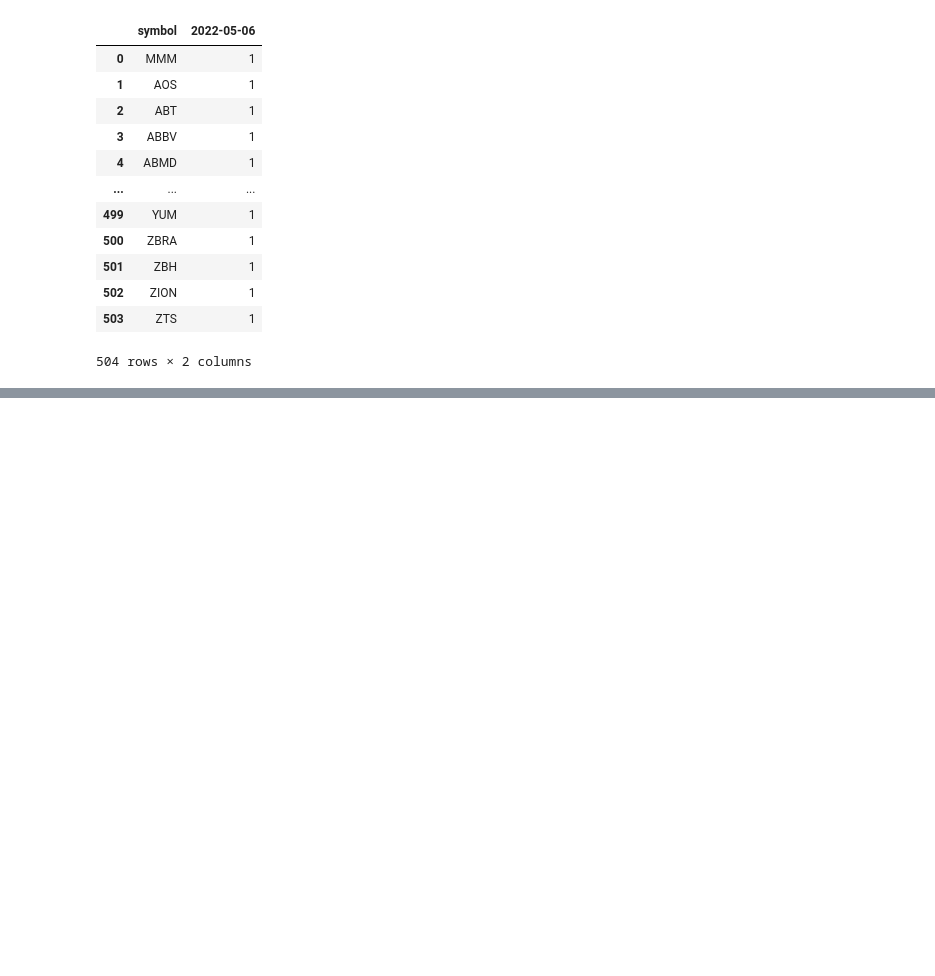
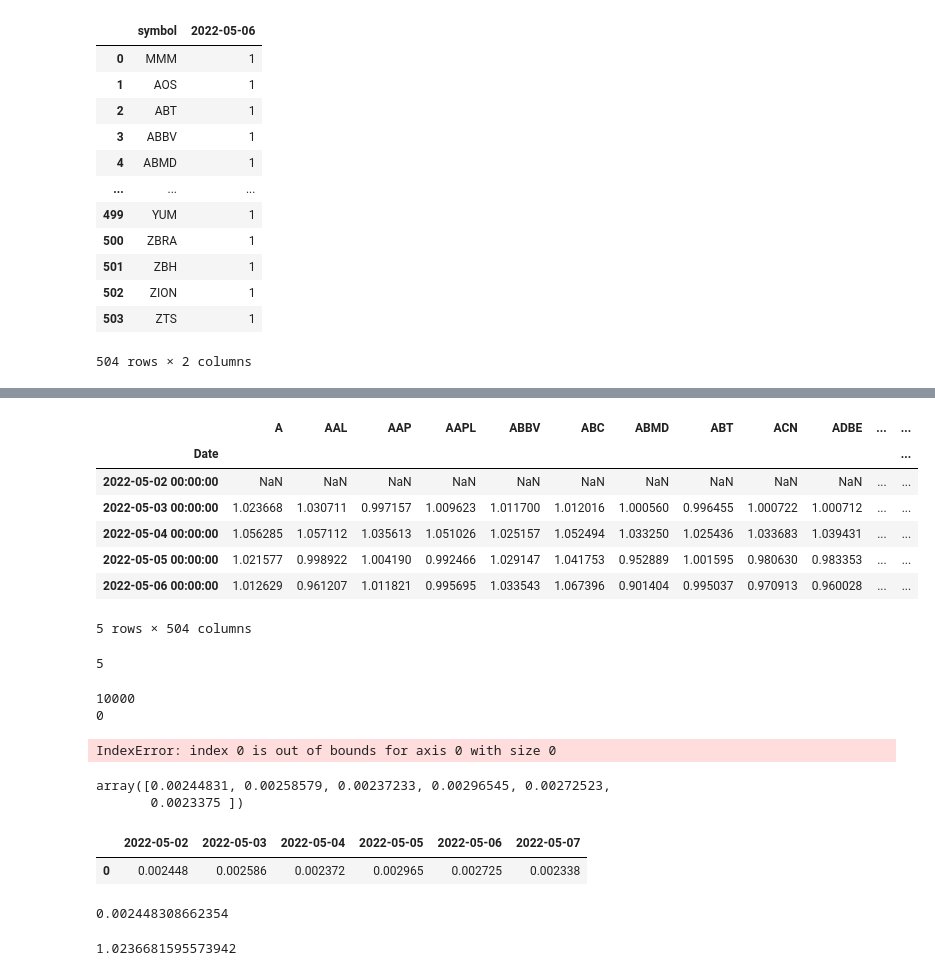
Before and after one commit to AndreasPalmgren/twitter-sentiment, a Jupyter notebook: twitter_sentiment.ipynb, the cells around one changed output, grey strips where cells are left out. Drawn from its saved outputs; the diff is of its cells as text; code cells hidden in the pictures; blank space fills up the shorter version.

```diff
--- a/twitter_sentiment.ipynb
+++ b/twitter_sentiment.ipynb
@@ -262,3 +240,6 @@ df_weights
 | 502 | ZION | 1 |
 | 503 | ZTS | 1 |
 504 rows × 2 columns
+# %%
+stock_list = pd.read_html('https://en.wikipedia.org/wiki/List_of_S%26P_500_companies')[0]["Symbol"]
+stock_list
@@ -264,0 +303,55 @@ df_weights
+# %%
+dt2 = (1+dt.pct_change()).cumprod()
+dt2
+# %% [output]
+|  | A | AAL | AAP | AAPL | ABBV | ABC | ABMD | ABT | ACN | ADBE | ... | ... |
+| Date |  |  |  |  |  |  |  |  |  |  |  | ... |
+| 2022-05-02 00:00:00 | NaN | NaN | NaN | NaN | NaN | NaN | NaN | NaN | NaN | NaN | ... | ... |
+| 2022-05-03 00:00:00 | 1.023668 | 1.030711 | 0.997157 | 1.009623 | 1.011700 | 1.012016 | 1.000560 | 0.996455 | 1.000722 | 1.000712 | ... | ... |
+| 2022-05-04 00:00:00 | 1.056285 | 1.057112 | 1.035613 | 1.051026 | 1.025157 | 1.052494 | 1.033250 | 1.025436 | 1.033683 | 1.039431 | ... | ... |
+| 2022-05-05 00:00:00 | 1.021577 | 0.998922 | 1.004190 | 0.992466 | 1.029147 | 1.041753 | 0.952889 | 1.001595 | 0.980630 | 0.983353 | ... | ... |
+| 2022-05-06 00:00:00 | 1.012629 | 0.961207 | 1.011821 | 0.995695 | 1.033543 | 1.067396 | 0.901404 | 0.995037 | 0.970913 | 0.960028 | ... | ... |
+5 rows × 504 columns
+# %%
+len(df_weights.columns)-2
+# %% [output]
+5
+# %%
+value = 10000
+
+for i in range(len(df_weights.columns)-2):
+
+    new_valuation = 0
+    print(value)
+    print(new_valuation )
+    for stock in stock_list:
+
+        weight = df_weights[df_weights["symbol"]==stock].iloc[:,1:].to_numpy()[0][i]  # Weight on date i for stock
+        movement = dt2["A"][i+1]   # Stock movement
+
+        new_valuation += weight * value * movement
+
+    value = new_valuation
+# %% [output]
+10000
+0
+IndexError: index 0 is out of bounds for axis 0 with size 0
+# %%
+df_weights[df_weights["symbol"]=="MMM"].iloc[:,1:].to_numpy()[0]
+# %% [output]
+array([0.00244831, 0.00258579, 0.00237233, 0.00296545, 0.00272523,
+       0.0023375 ])
+# %%
+df_weights[df_weights["symbol"]=="MMM"].iloc[:,1:]
+# %% [output]
+|  | 2022-05-02 | 2022-05-03 | 2022-05-04 | 2022-05-05 | 2022-05-06 | 2022-05-07 |
+| 0 | 0.002448 | 0.002586 | 0.002372 | 0.002965 | 0.002725 | 0.002338 |
+# %%
+start_value = 10000
+df_weights[df_weights["symbol"]=="MMM"].iloc[:,1:].to_numpy()[0][0]
+# %% [output]
+0.002448308662354
+# %%
+dt2["A"][1]
+# %% [output]
+1.0236681595573942
```
Also changed, not shown: parts of 8 cells of this notebook, 6 other files.
